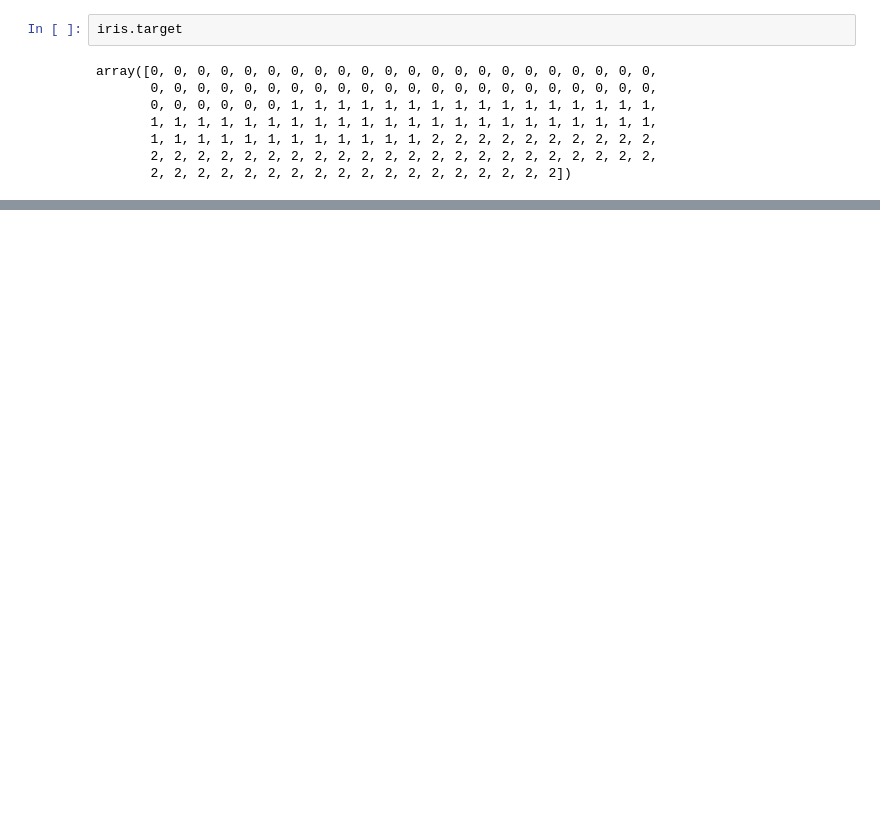
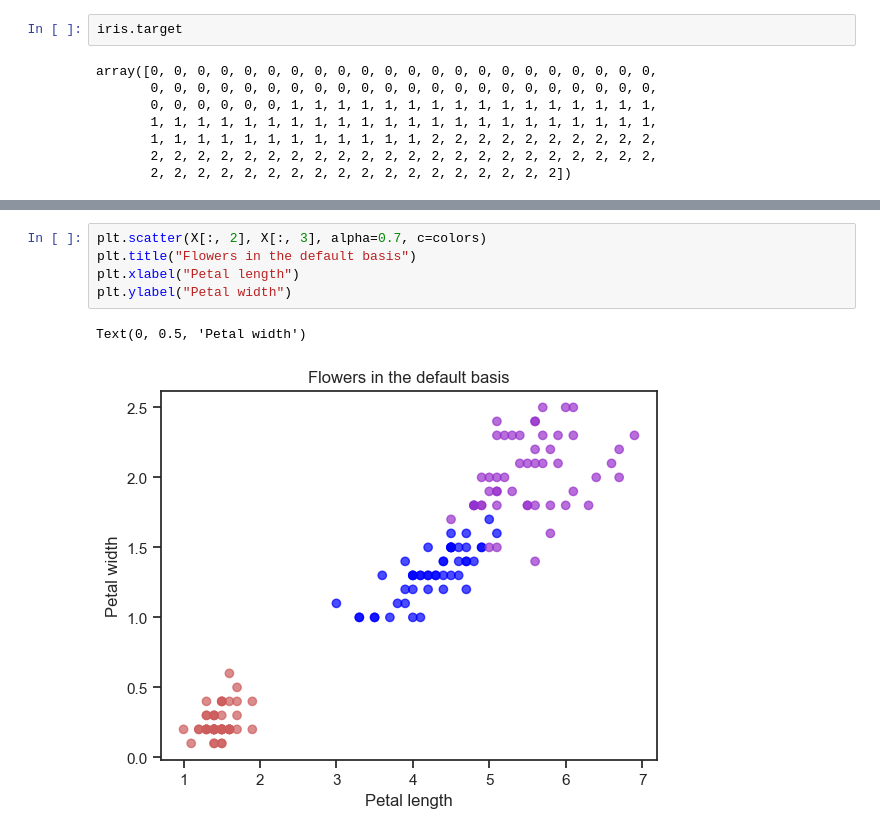
Before and after one commit to nlehir/MLII_Unsupervised_Learning_and_Agents, a Jupyter notebook: code/pca/iris/iris_pca.ipynb, the cells around one changed output, grey strips where cells are left out. Drawn from its saved outputs; the diff is of its cells as text; blank space fills up the shorter version.

```diff
--- a/code/pca/iris/iris_pca.ipynb
+++ b/code/pca/iris/iris_pca.ipynb
@@ -47,0 +57,8 @@ iris.filename
+# %%
+plt.scatter(X[:, 2], X[:, 3], alpha=0.7, c=colors)
+plt.title("Flowers in the default basis")
+plt.xlabel("Petal length")
+plt.ylabel("Petal width")
+# %% [output]
+Text(0, 0.5, 'Petal width')
+[figure, added]
```
Also changed, not shown: parts of 18 cells of this notebook.
